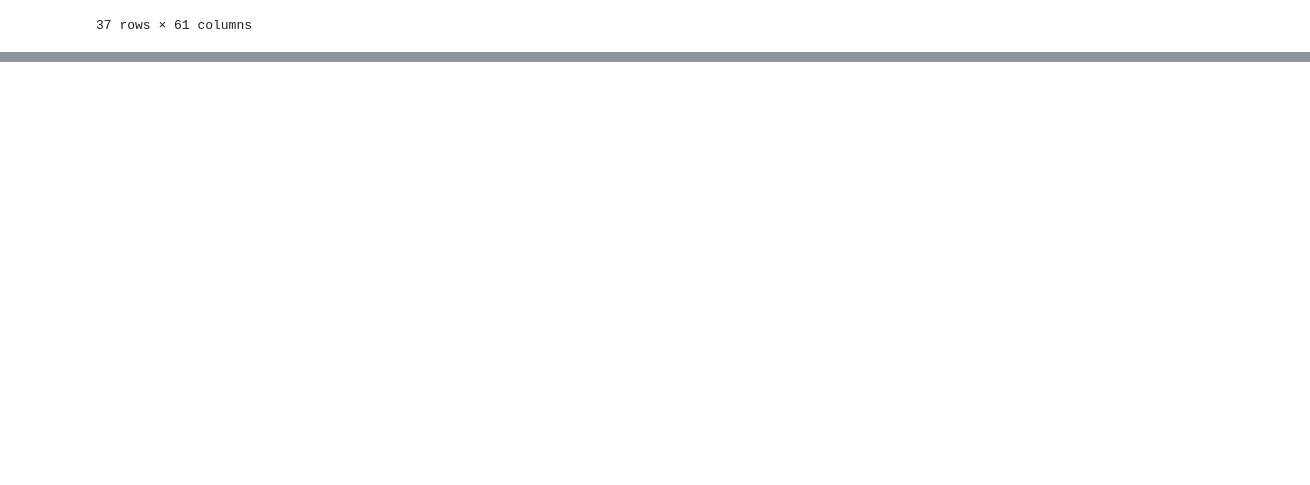
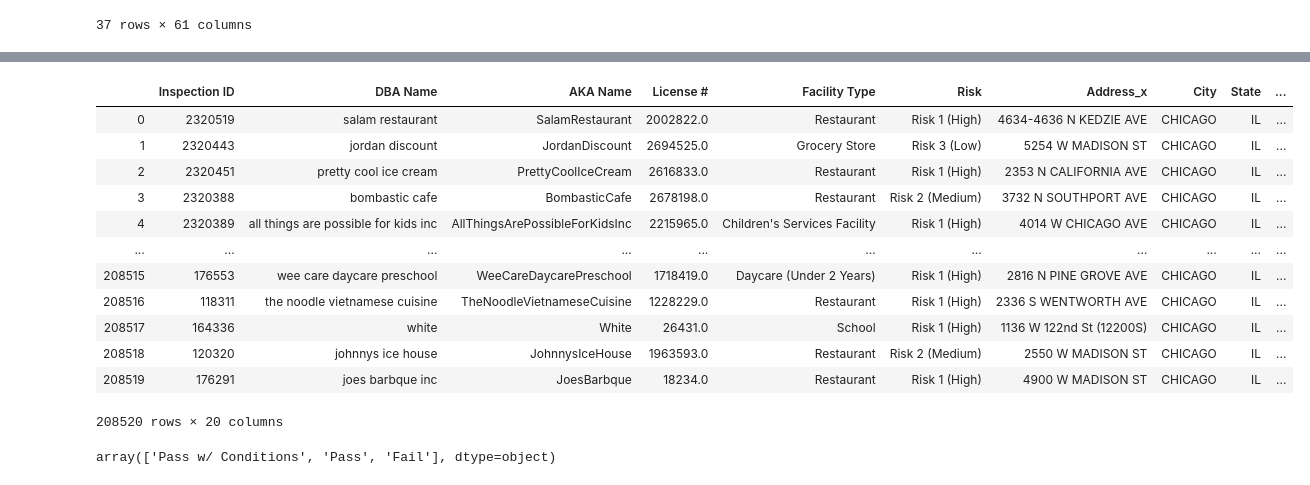
Before and after one commit to Kaabachi/project-ada, a Jupyter notebook: Untitled.ipynb, the cells around one changed output, grey strips where cells are left out. Drawn from its saved outputs; the diff is of its cells as text; code cells hidden in the pictures; blank space fills up the shorter version.

Commit message:
merged cleaning

```diff
--- a/Untitled.ipynb
+++ b/Untitled.ipynb
@@ -182,0 +388,2 @@ memory usage: 26.7+ MB
+# %%
+food["Address"]=food["Address"].str.strip()
@@ -182,0 +422,26 @@ memory usage: 26.7+ MB
+# %%
+
+# remove punctiation
+food["DBA Name"]=food["DBA Name"].str.replace(r'[^\w\s]+', '')
+
+food["AKA Name"]=food["AKA Name"].str.replace(r'[^\w\s]+', '')
+# Hardcode formatting for food chains
+food["AKA Name"]=food["AKA Name"].str.replace("kentucky fried chicken", 'kfc')
+food["AKA Name"]=food["AKA Name"].str.replace("mc donalds","mcdonalds")
+food["AKA Name"]=food["AKA Name"].str.replace("mcdonalds restaurant","mcdonalds")
+food["AKA Name"]=food["AKA Name"].str.replace("dominos pizza","dominos")
+food["AKA Name"]=food["AKA Name"].str.replace("subway sandwiches","subway")
+food["AKA Name"]=food["AKA Name"].str.replace("chipotle mexican grill","chipotle")
+food["AKA Name"]=food["AKA Name"].str.replace("potbelly sandwich works", "potbelly")
+food["AKA Name"]=food["AKA Name"].str.replace("potbelly sandwich works llc", "potbelly")
+food["AKA Name"]=food["AKA Name"].str.replace("whole foods market","whole foods")
+food["AKA Name"]=food["AKA Name"].str.replace("7eleven","7 eleven")
+food["AKA Name"]=food["AKA Name"].str.replace("j  j fish","jj fish  chicken")
+food["AKA Name"]=food["AKA Name"].str.replace("quiznos sub","quiznos")
+food["AKA Name"]=food["AKA Name"].str.replace("starbucks coffee","starbucks")
+food["AKA Name"]=food["AKA Name"].str.replace("donutsbaskin","donuts baskin")
+
+
+food["AKA Name"]=food["AKA Name"].str.title()
+food["AKA Name"]=food["AKA Name"].str.replace(" ","")
+food["DBA Name"]=food["DBA Name"].str.strip()
@@ -329,0 +731,5 @@ Name: BUSINESS ACTIVITY, Length: 4643, dtype: int64
+# %%
+food["AKA Name"]=food["AKA Name"].str.replace('LouMalnatisPizzeria', 'LouMalnatis')
+# %%
+giordanos=food[["Giordano" in aka for aka in food["AKA Name"]]].index
+food.loc[giordanos,"AKA Name"]="Giordanos"
@@ -329,0 +887,22 @@ Name: BUSINESS ACTIVITY, Length: 4643, dtype: int64
+# %%
+alias1=pd.read_csv("restaurant_aliases_1_norating_1.csv")
+alias2=pd.read_csv("restaurant_aliases_2_norating.csv")
+alias3=pd.read_csv("restaurant_aliases_3_norating.csv")
+alias=pd.concat([alias1,alias2,alias3])
+alias.drop(columns=["Unnamed: 0"],inplace=True)
+pd_alias=pd.merge(food,alias,how="left",left_on="License #",right_on="License #")
+pd_alias
+# %% [output]
+|  | Inspection ID | DBA Name | AKA Name | License # | Facility Type | Risk | Address_x | City | State | ... |
+| 0 | 2320519 | salam restaurant | SalamRestaurant | 2002822.0 | Restaurant | Risk 1 (High) | 4634-4636 N KEDZIE AVE | CHICAGO | IL | ... |
+| 1 | 2320443 | jordan discount | JordanDiscount | 2694525.0 | Grocery Store | Risk 3 (Low) | 5254 W MADISON ST | CHICAGO | IL | ... |
+| 2 | 2320451 | pretty cool ice cream | PrettyCoolIceCream | 2616833.0 | Restaurant | Risk 1 (High) | 2353 N CALIFORNIA AVE | CHICAGO | IL | ... |
+| 3 | 2320388 | bombastic cafe | BombasticCafe | 2678198.0 | Restaurant | Risk 2 (Medium) | 3732 N SOUTHPORT AVE | CHICAGO | IL | ... |
+| 4 | 2320389 | all things are possible for kids inc | AllThingsArePossibleForKidsInc | 2215965.0 | Children's Services Facility | Risk 1 (High) | 4014 W CHICAGO AVE | CHICAGO | IL | ... |
+| ... | ... | ... | ... | ... | ... | ... | ... | ... | ... | ... |
+| 208515 | 176553 | wee care daycare preschool | WeeCareDaycarePreschool | 1718419.0 | Daycare (Under 2 Years) | Risk 1 (High) | 2816 N PINE GROVE AVE | CHICAGO | IL | ... |
+| 208516 | 118311 | the noodle vietnamese cuisine | TheNoodleVietnameseCuisine | 1228229.0 | Restaurant | Risk 1 (High) | 2336 S WENTWORTH AVE | CHICAGO | IL | ... |
+| 208517 | 164336 | white | White | 26431.0 | School | Risk 1 (High) | 1136 W 122nd St (12200S) | CHICAGO | IL | ... |
+| 208518 | 120320 | johnnys ice house | JohnnysIceHouse | 1963593.0 | Restaurant | Risk 2 (Medium) | 2550 W MADISON ST | CHICAGO | IL | ... |
+| 208519 | 176291 | joes barbque inc | JoesBarbque | 18234.0 | Restaurant | Risk 1 (High) | 4900 W MADISON ST | CHICAGO | IL | ... |
+208520 rows × 20 columns
@@ -329,0 +915,4 @@ Name: BUSINESS ACTIVITY, Length: 4643, dtype: int64
+# %%
+pd_alias["Results"].unique()
+# %% [output]
+array(['Pass w/ Conditions', 'Pass', 'Fail'], dtype=object)
```
Also changed, not shown: parts of 133 cells of this notebook.
